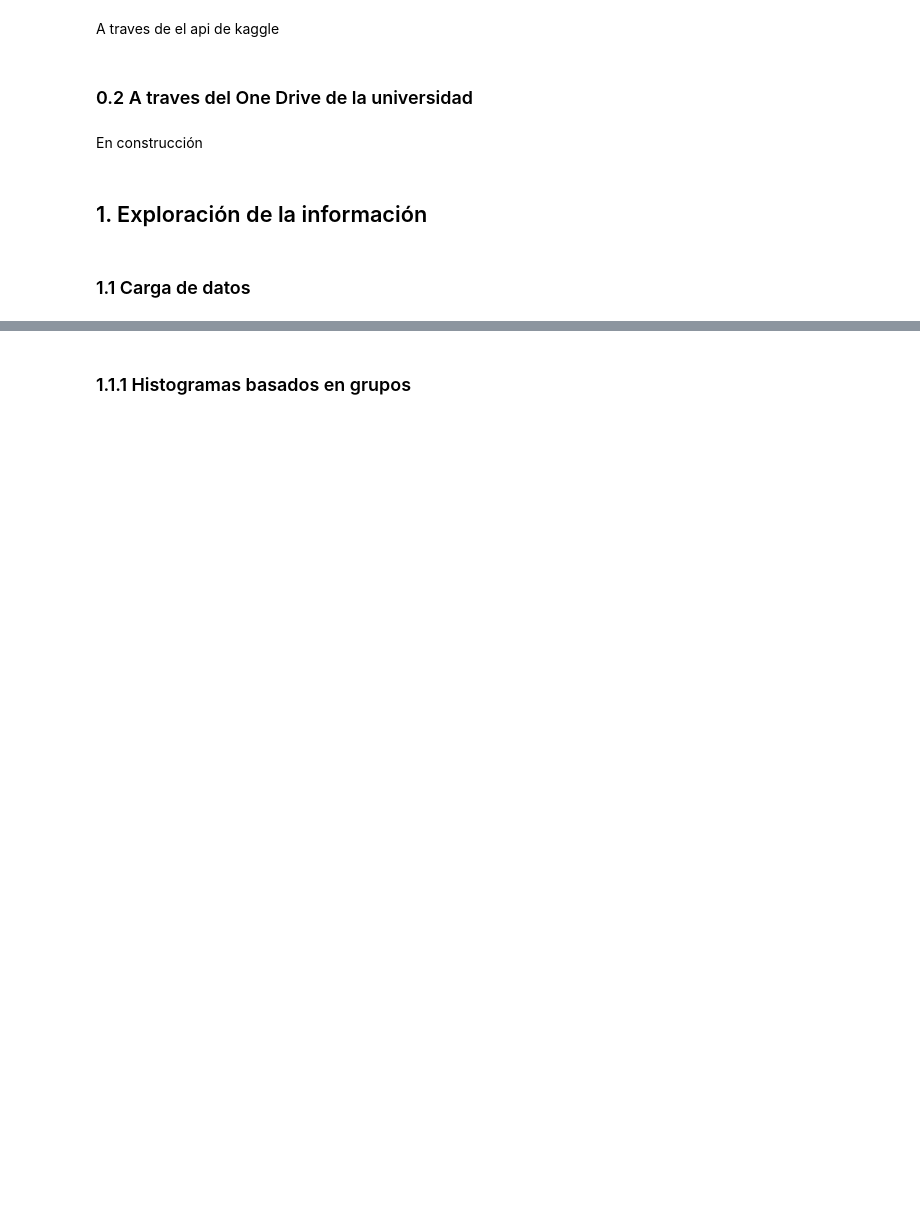
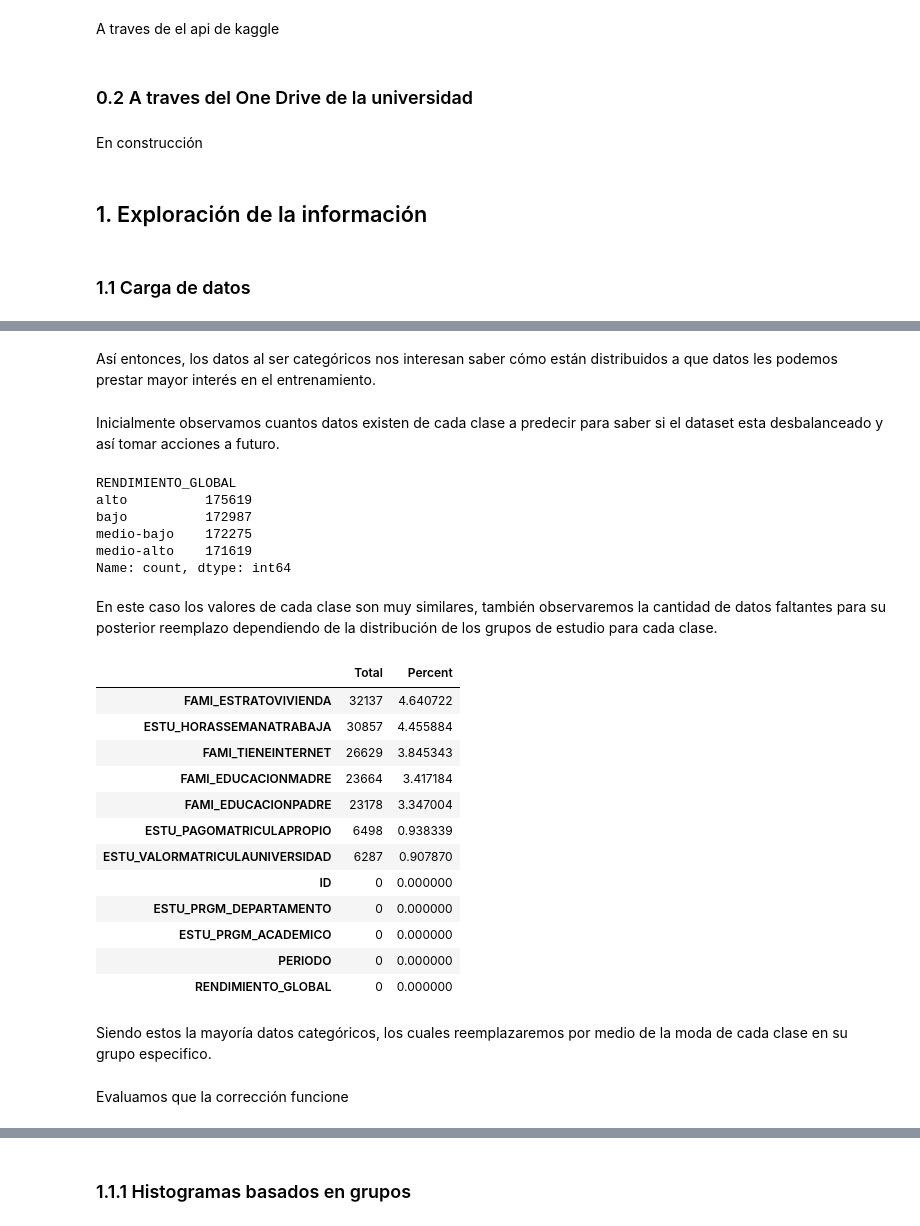
Before and after one commit to Astolfo2332/ICFES_pro_prediction, a Jupyter notebook: Final_proyect.ipynb, the cells around one changed output, grey strips where cells are left out. Saved outputs shown, nothing was run; the diff lists cells and outputs as text; code cells hidden in the pictures; blank space fills up the shorter version.

Commit message:
add(exploracion) adicion de exploración de info

```diff
--- a/Final_proyect.ipynb
+++ b/Final_proyect.ipynb
@@ -51,0 +96,43 @@ df.head()
+# %% [markdown]
+Así entonces, los datos al ser categóricos nos interesan saber cómo están distribuidos a que datos les podemos prestar mayor interés en el entrenamiento.
+# %% [markdown]
+Inicialmente observamos cuantos datos existen de cada clase a predecir para saber si el dataset esta desbalanceado y así tomar acciones a futuro.
+# %%
+#Observamos la distribución de los datos target
+df["RENDIMIENTO_GLOBAL"].value_counts()
+# %% [output]
+RENDIMIENTO_GLOBAL
+alto          175619
+bajo          172987
+medio-bajo    172275
+medio-alto    171619
+Name: count, dtype: int64
+# %% [markdown]
+En este caso los valores de cada clase son muy similares, también observaremos la cantidad de datos faltantes para su posterior reemplazo dependiendo de la distribución de los grupos de estudio para cada clase.
+# %%
+def null_data_info(df):
+    #Obtenemos los valores nulos de cada columna y se organiza de manera descendente
+    total = df.isnull().sum().sort_values(ascending=False)
+    #Extraemos su porcentaje con respecto a los datos y los ordenamos de manera descendente
+    percent = (df.isnull().sum()/df.isnull().count()*100).sort_values(ascending=False)
+    #Unimos las dos columnas
+    missing = pd.concat([total,percent],axis=1,keys=["Total","Percent"])
+    return missing
+
+null_data_info(df)
+# %% [output]
+|  | Total | Percent |
+| FAMI_ESTRATOVIVIENDA | 32137 | 4.640722 |
+| ESTU_HORASSEMANATRABAJA | 30857 | 4.455884 |
+| FAMI_TIENEINTERNET | 26629 | 3.845343 |
+| FAMI_EDUCACIONMADRE | 23664 | 3.417184 |
+| FAMI_EDUCACIONPADRE | 23178 | 3.347004 |
+| ESTU_PAGOMATRICULAPROPIO | 6498 | 0.938339 |
+| ESTU_VALORMATRICULAUNIVERSIDAD | 6287 | 0.907870 |
+| ID | 0 | 0.000000 |
+| ESTU_PRGM_DEPARTAMENTO | 0 | 0.000000 |
+| ESTU_PRGM_ACADEMICO | 0 | 0.000000 |
+| PERIODO | 0 | 0.000000 |
+| RENDIMIENTO_GLOBAL | 0 | 0.000000 |
+# %% [markdown]
+Siendo estos la mayoría datos categóricos, los cuales reemplazaremos por medio de la moda de cada clase en su grupo especifico.
@@ -51,0 +149,2 @@ df.head()
+# %% [markdown]
+Evaluamos que la corrección funcione
```
Also changed, not shown: parts of 39 cells of this notebook, 3 other files.
